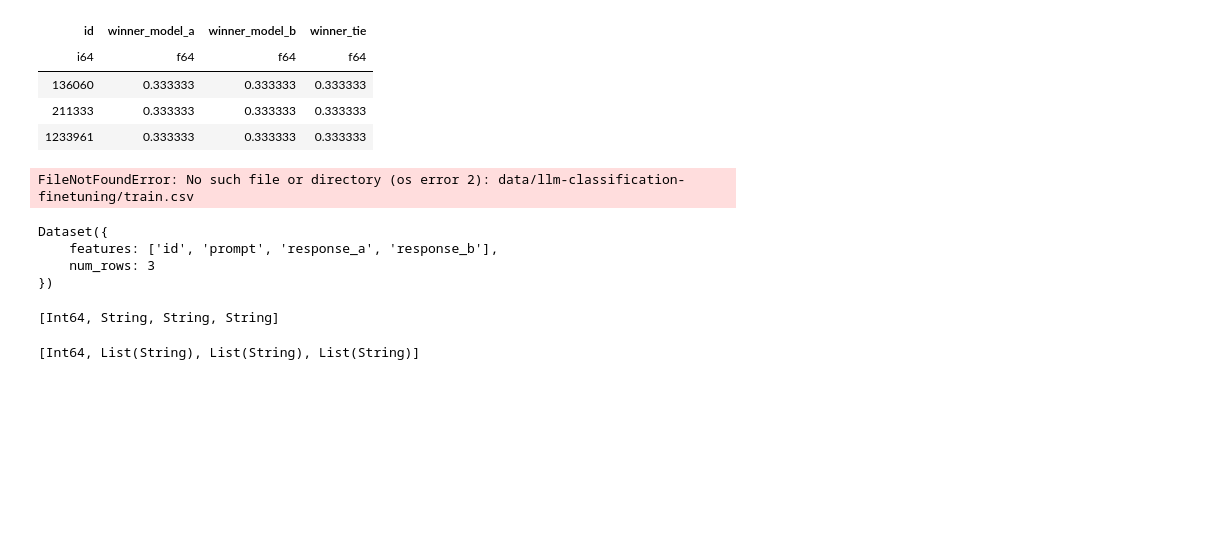
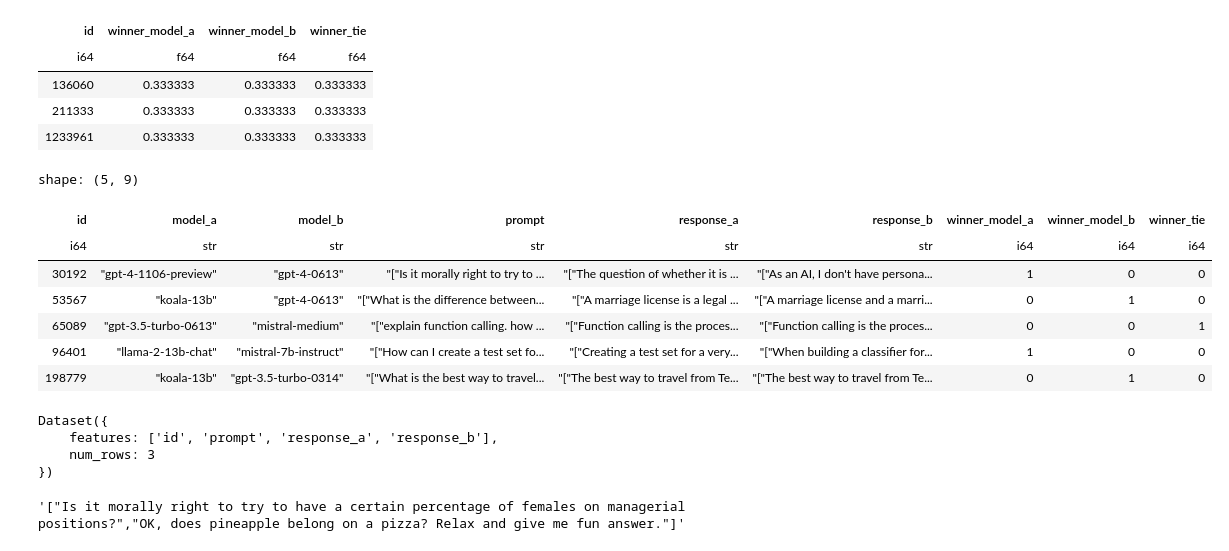
Before and after one commit to peterbull/llm-classification-finetuning, a Jupyter notebook: nbs/20250603_base_bert.ipynb, the cells around one changed output. Saved outputs shown, nothing was run; the diff lists cells and outputs as text; code cells hidden in the pictures; blank space fills up the shorter version.

```diff
--- a/nbs/20250603_base_bert.ipynb
+++ b/nbs/20250603_base_bert.ipynb
@@ -50,10 +50,17 @@ shape: (3, 4)
 | 1233961 | 0.333333 | 0.333333 | 0.333333 |
 # %%
 df_train = pl.read_csv(datapath / "train.csv")
-df_test = pl.read_csv(datapath / "test.csv")
+df_test: pl.DataFrame = pl.read_csv(datapath / "test.csv")
 df_train.head()
 # %% [output]
-FileNotFoundError: No such file or directory (os error 2): data/llm-classification-finetuning/train.csv
+shape: (5, 9)
+| id | model_a | model_b | prompt | response_a | response_b | winner_model_a | winner_model_b | winner_tie |
+| i64 | str | str | str | str | str | i64 | i64 | i64 |
+| 30192 | "gpt-4-1106-preview" | "gpt-4-0613" | "["Is it morally right to try to ... | "["The question of whether it is ... | "["As an AI, I don't have persona... | 1 | 0 | 0 |
+| 53567 | "koala-13b" | "gpt-4-0613" | "["What is the difference between... | "["A marriage license is a legal ... | "["A marriage license and a marri... | 0 | 1 | 0 |
+| 65089 | "gpt-3.5-turbo-0613" | "mistral-medium" | "["explain function calling. how ... | "["Function calling is the proces... | "["Function calling is the proces... | 0 | 0 | 1 |
+| 96401 | "llama-2-13b-chat" | "mistral-7b-instruct" | "["How can I create a test set fo... | "["Creating a test set for a very... | "["When building a classifier for... | 1 | 0 | 0 |
+| 198779 | "koala-13b" | "gpt-3.5-turbo-0314" | "["What is the best way to travel... | "["The best way to travel from Te... | "["The best way to travel from Te... | 0 | 1 | 0 |
 # %%
 def preprocess_function(batch, column):
     tokenizer(batch[column], truncation=True, padding=True)
@@ -64,15 +71,3 @@ Dataset({
     features: ['id', 'prompt', 'response_a', 'response_b'],
     num_rows: 3
 })
-# %%
-df_test.dtypes
-# %% [output]
-[Int64, String, String, String]
-# %%
-cols = ["prompt", "response_a", "response_b"]
-decoded = df_test.with_columns(
-    [pl.col(col).str.json_decode() for col in cols if col in df_test.columns]
-)
-decoded.dtypes
-# %% [output]
-[Int64, List(String), List(String), List(String)]
@@ -78,0 +76,4 @@ decoded.dtypes
+# %%
+df_train["prompt"][0]
+# %% [output]
+'["Is it morally right to try to have a certain percentage of females on managerial positions?","OK, does pineapple belong on a pizza? Relax and give me fun answer."]'
```
Also changed, not shown: parts of 6 cells of this notebook.
